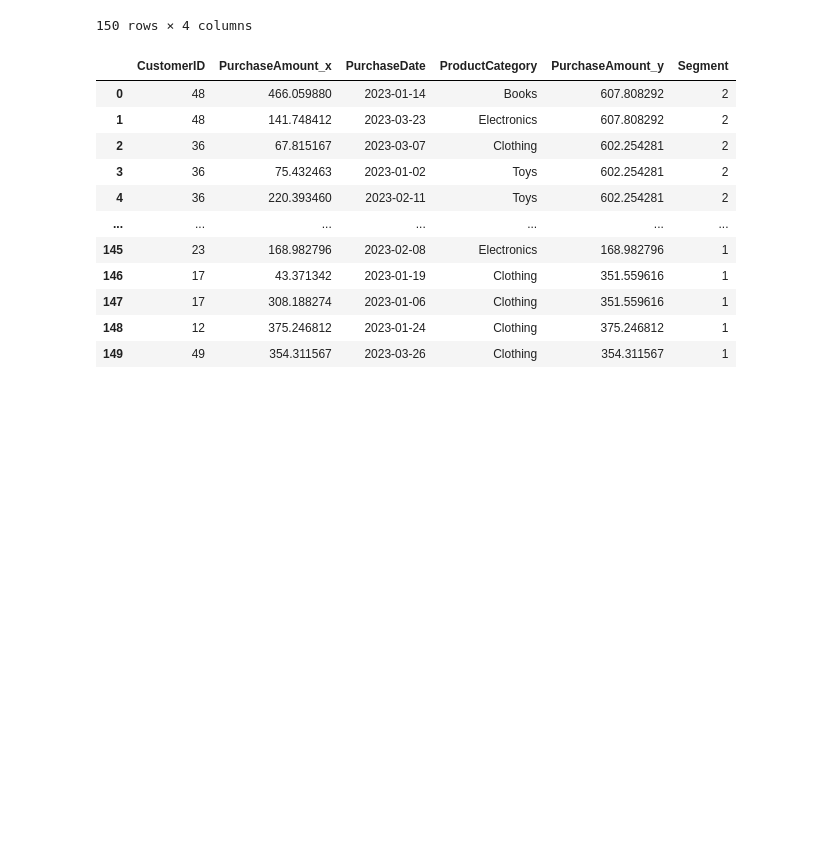
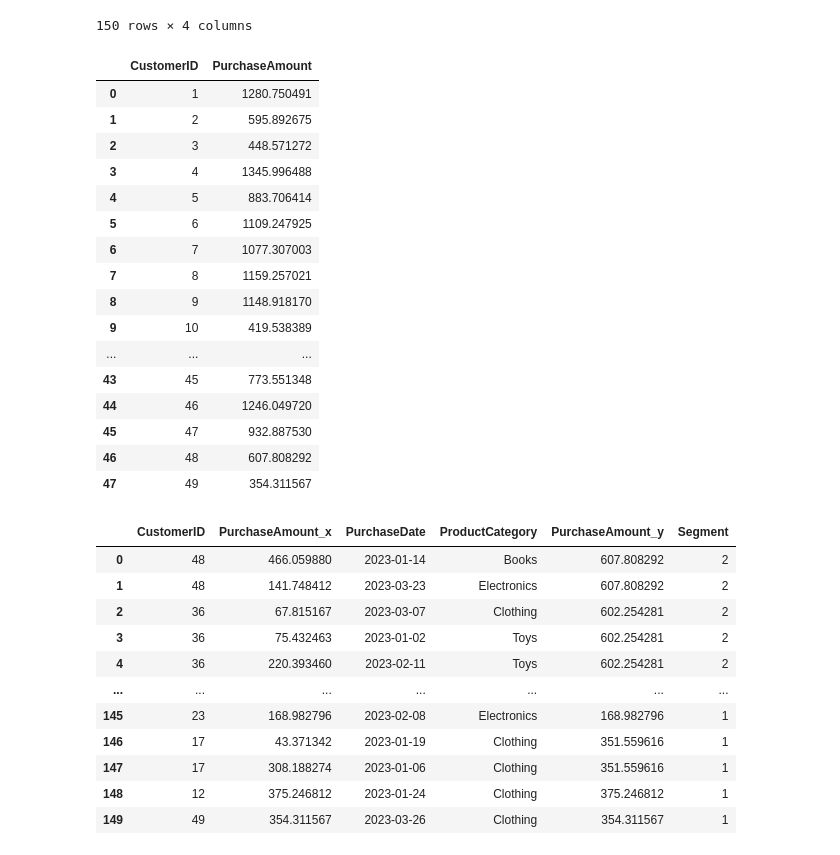
Before and after one commit to ChopinNo3Op9/Data-Analysis, a Jupyter notebook: K means.ipynb, the cells around one changed output. Cells and saved outputs as stored; diff of their text form; code cells hidden in the pictures; blank space fills up the shorter version.

```diff
--- a/K means.ipynb
+++ b/K means.ipynb
@@ -51,4 +51,25 @@ data
 | 148 | 2 | 180.303137 | 2023-01-13 | Books |
 | 149 | 1 | 399.603278 | 2023-01-15 | Home & Garden |
 150 rows × 4 columns
+# %%
+customer_spending = data.groupby('CustomerID')['PurchaseAmount'].sum().reset_index()
+customer_spending
+# %% [output]
+|  | CustomerID | PurchaseAmount |
+| 0 | 1 | 1280.750491 |
+| 1 | 2 | 595.892675 |
+| 2 | 3 | 448.571272 |
+| 3 | 4 | 1345.996488 |
+| 4 | 5 | 883.706414 |
+| 5 | 6 | 1109.247925 |
+| 6 | 7 | 1077.307003 |
+| 7 | 8 | 1159.257021 |
+| 8 | 9 | 1148.918170 |
+| 9 | 10 | 419.538389 |
+| ... | ... | ... |
+| 43 | 45 | 773.551348 |
+| 44 | 46 | 1246.049720 |
+| 45 | 47 | 932.887530 |
+| 46 | 48 | 607.808292 |
+| 47 | 49 | 354.311567 |
 # %%
```
Also changed, not shown: parts of 5 cells of this notebook, 3 other files.
